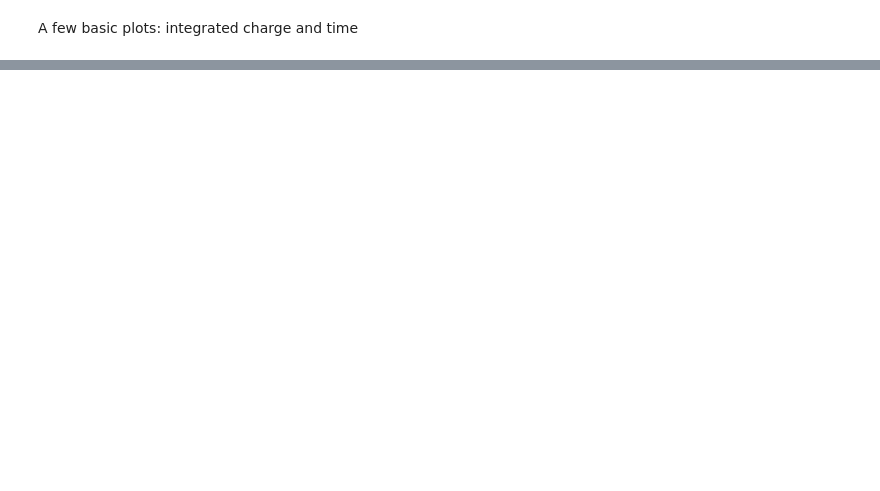
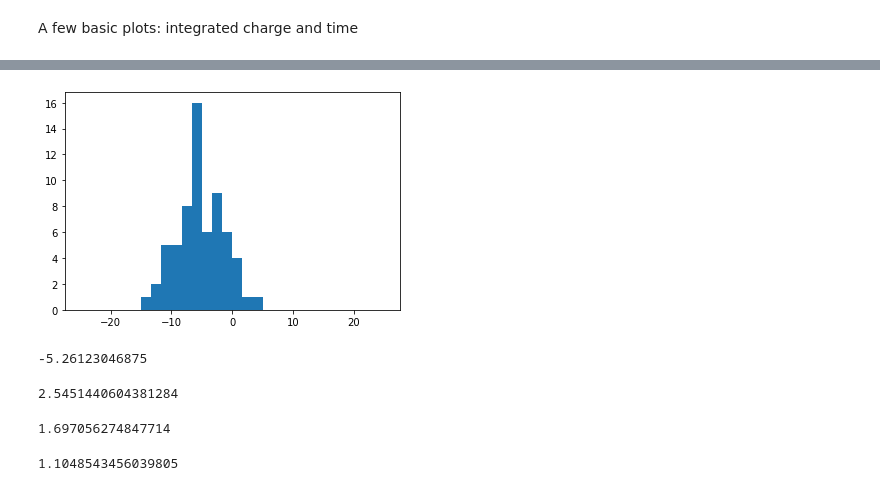
Before and after one commit to acolijn/DT5550_DAQ, a Jupyter notebook: analysis/decode_example.ipynb, the cells around one changed output, grey strips where cells are left out. Saved outputs shown, nothing was run; the diff lists cells and outputs as text; code cells hidden in the pictures; blank space fills up the shorter version.

```diff
--- a/analysis/decode_example.ipynb
+++ b/analysis/decode_example.ipynb
@@ -60,0 +58,4 @@ io.plot_all(type="time",range=(0,1500),bins=100,logy=True)
+# %%
+h = plt.hist((t0-t1)*12.5/16,bins=30,range=(-25,25))
+# %% [output]
+[figure, added]
@@ -60,0 +64,16 @@ io.plot_all(type="time",range=(0,1500),bins=100,logy=True)
+# %%
+dt[abs(dt)<20].mean()
+# %% [output]
+-5.26123046875
+# %%
+np.sqrt(dt[abs(dt-(-5.26))<10].var())/np.sqrt(2)
+# %% [output]
+2.5451440604381284
+# %%
+1.2*np.sqrt(2)
+# %% [output]
+1.697056274847714
+# %%
+12.5/16*np.sqrt(2)
+# %% [output]
+1.1048543456039805
```
Also changed, not shown: parts of 4 cells of this notebook, 5 other files.
